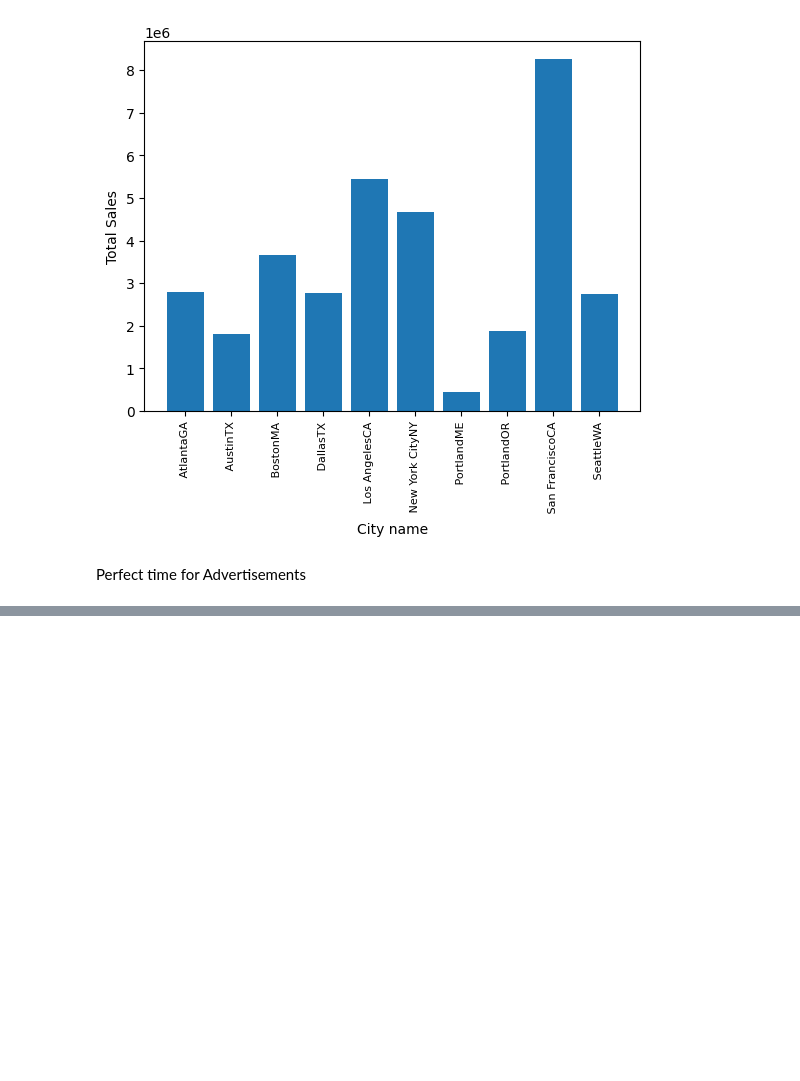
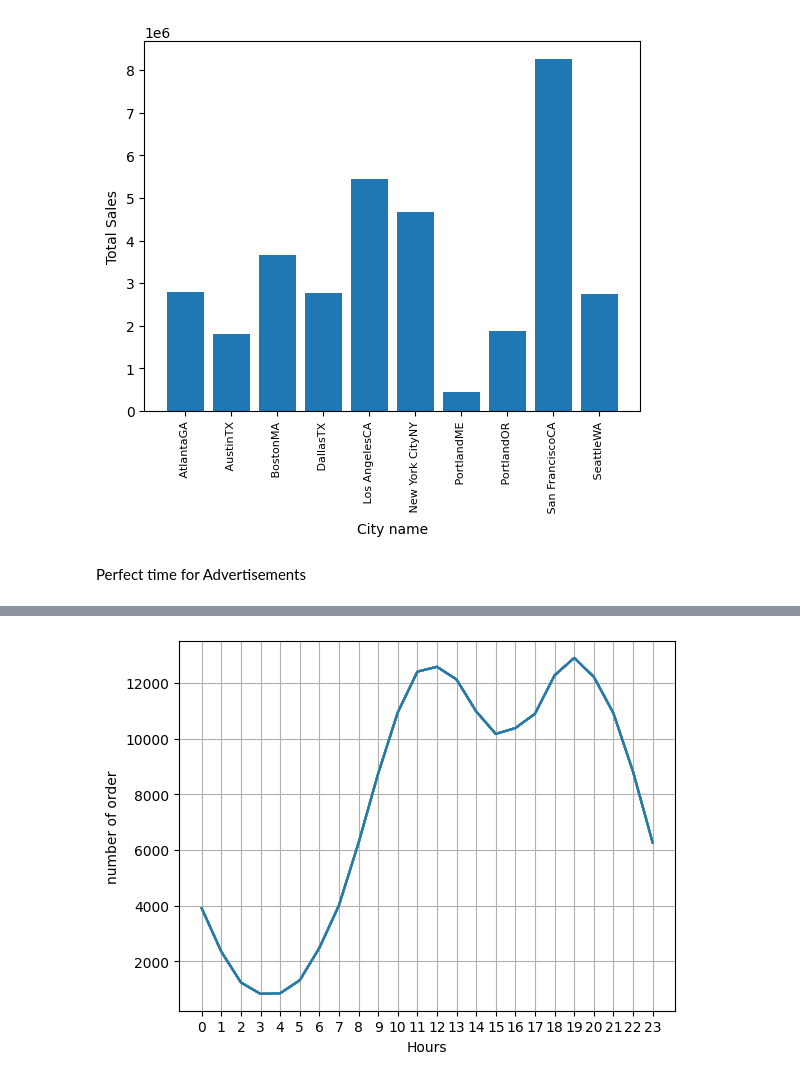
Before and after one commit to pritamiiit/Sales_Analysis, a Jupyter notebook: Sales Analysis.ipynb, the cells around one changed output, grey strips where cells are left out. Saved outputs shown, nothing was run; the diff lists cells and outputs as text; code cells hidden in the pictures; blank space fills up the shorter version.

```diff
--- a/Sales Analysis.ipynb
+++ b/Sales Analysis.ipynb
@@ -224,0 +223,12 @@ adf.head()
+# %%
+#ploting
+
+hours=[Hour for Hour, df in adf.groupby("Hour")]
+plt.plot(hours, adf.groupby(["Hour"]).count())
+plt.xticks(hours)
+plt.grid()
+plt.xlabel("Hours")
+plt.ylabel("number of order")
+plt.show()
+# %% [output]
+[figure, added]
```
Also changed, not shown: parts of 4 cells of this notebook.
